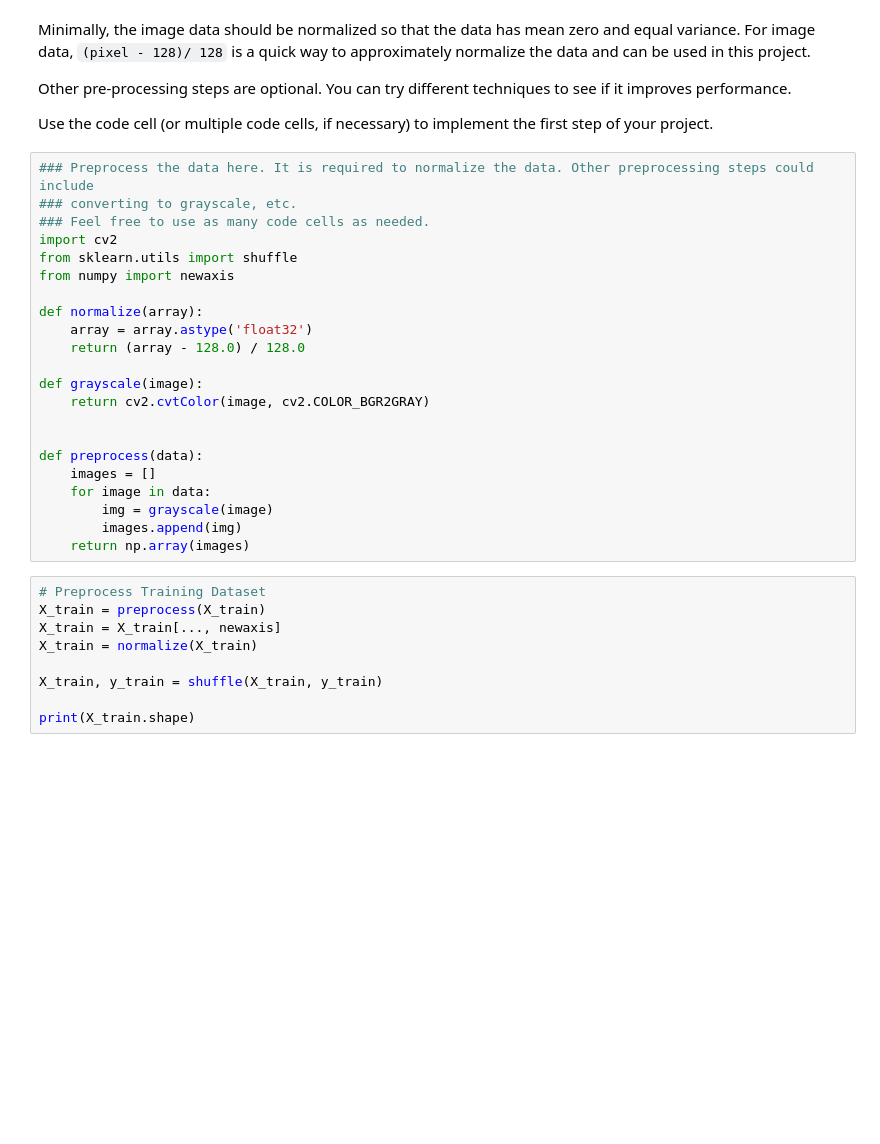
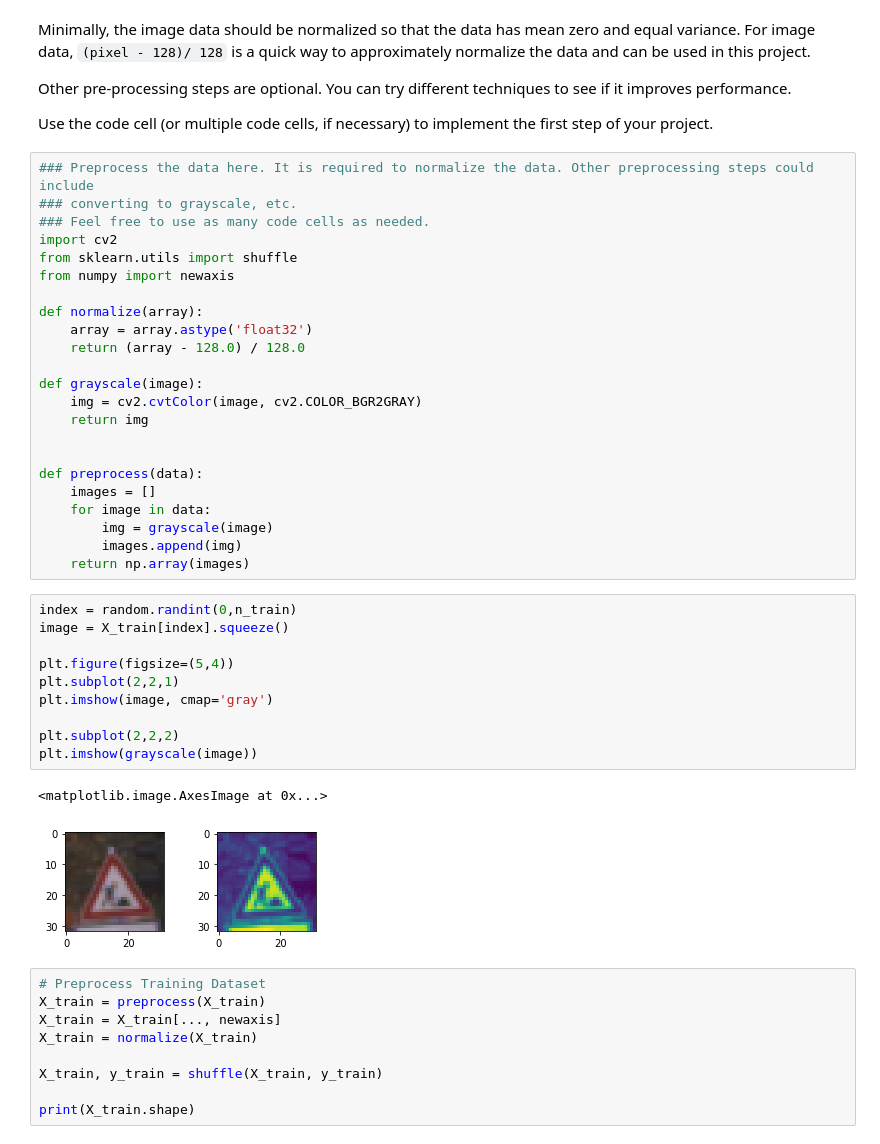
Before and after one commit to mfts/CarND-Traffic-Sign-Classifier-Project, a Jupyter notebook: Traffic_Sign_Classifier.ipynb, the cells around one changed output. Cells and saved outputs as stored; diff of their text form; blank space fills up the shorter version.

```diff
--- a/Traffic_Sign_Classifier.ipynb
+++ b/Traffic_Sign_Classifier.ipynb
@@ -171,7 +171,8 @@ def normalize(array):
     return (array - 128.0) / 128.0
 
 def grayscale(image):
-    return cv2.cvtColor(image, cv2.COLOR_BGR2GRAY)
+    img = cv2.cvtColor(image, cv2.COLOR_BGR2GRAY)
+    return img
 
 
 def preprocess(data):
@@ -180,6 +181,19 @@ def preprocess(data):
         img = grayscale(image)
         images.append(img)
     return np.array(images)
+# %%
+index = random.randint(0,n_train)
+image = X_train[index].squeeze()
+
+plt.figure(figsize=(5,4))
+plt.subplot(2,2,1)
+plt.imshow(image, cmap='gray')
+
+plt.subplot(2,2,2)
+plt.imshow(grayscale(image))
+# %% [output]
+<matplotlib.image.AxesImage at 0x...>
+[figure, added]
 # %%
 # Preprocess Training Dataset
 X_train = preprocess(X_train)
```
Also changed, not shown: parts of 4 cells of this notebook.
